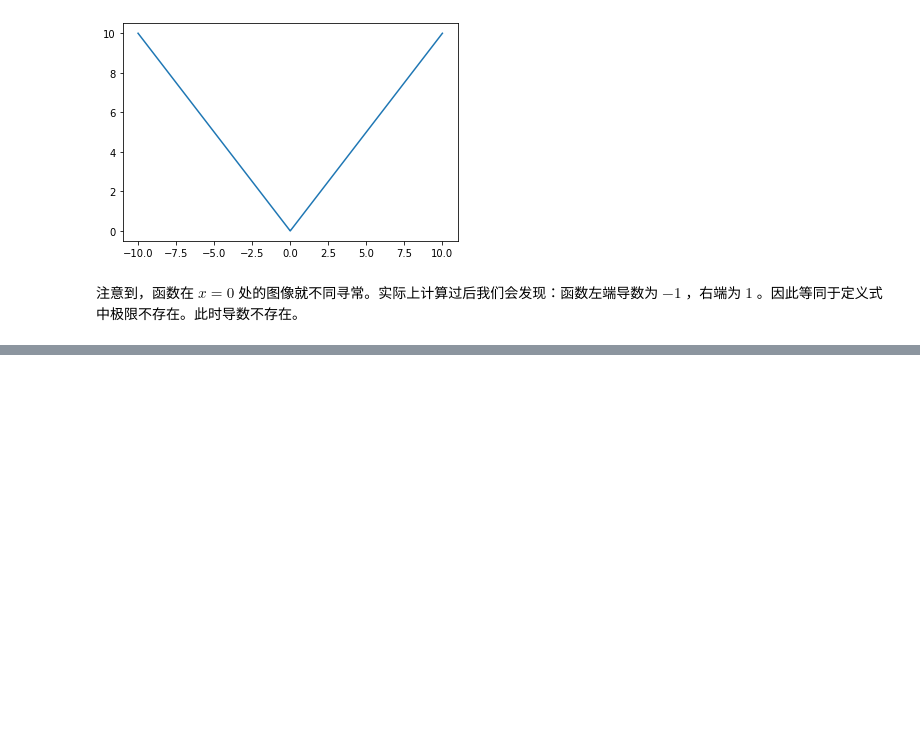
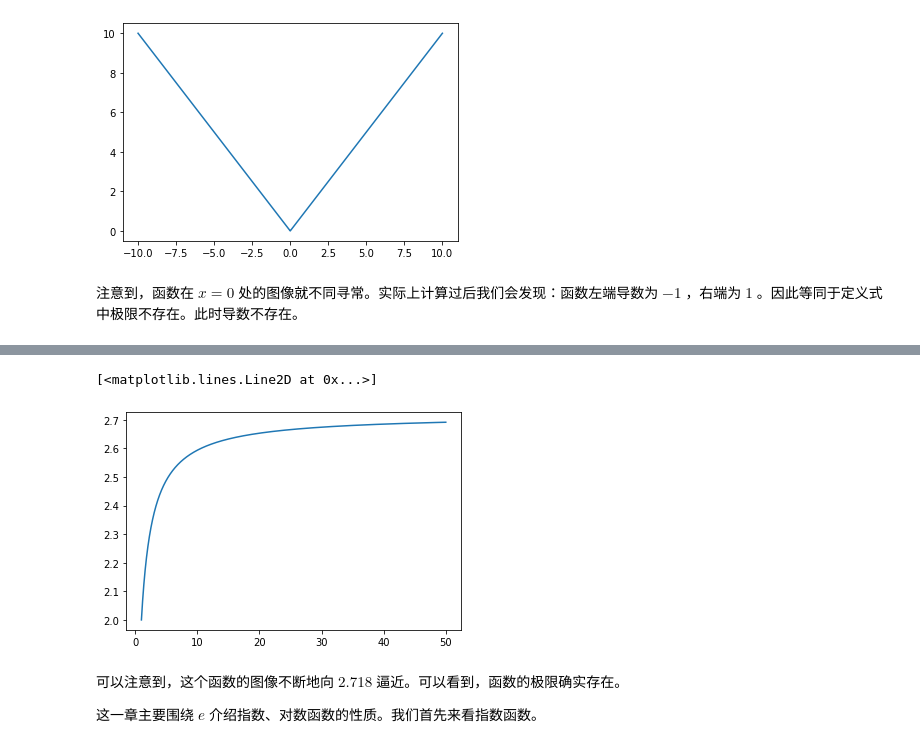
Before and after one commit to Frank17/calculus, a Jupyter notebook: calculus.ipynb, the cells around one changed output, grey strips where cells are left out. Saved outputs shown, nothing was run; the diff lists cells and outputs as text; code cells hidden in the pictures; blank space fills up the shorter version.

```diff
--- a/calculus.ipynb
+++ b/calculus.ipynb
@@ -586,0 +635,14 @@ $$
+# %%
+%matplotlib inline
+
+x = np.arange(1, 50, 0.001)
+y = (1 + 1/x) ** x
+
+plt.plot(x, y)
+# %% [output]
+[<matplotlib.lines.Line2D at 0x...>]
+[figure, added]
+# %% [markdown]
+可以注意到，这个函数的图像不断地向 $2.718$ 逼近。可以看到，函数的极限确实存在。
+
+这一章主要围绕 $e$ 介绍指数、对数函数的性质。我们首先来看指数函数。
```
Also changed, not shown: parts of 3 cells of this notebook.
